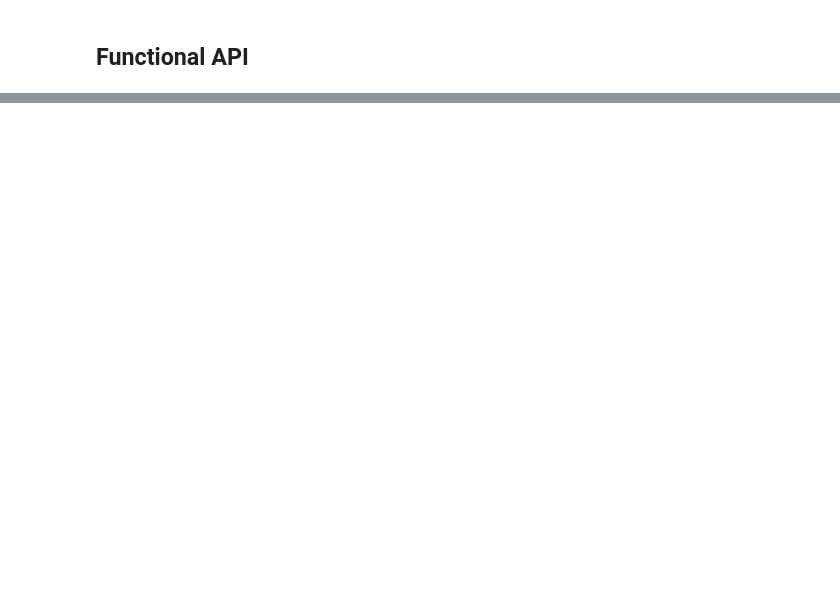
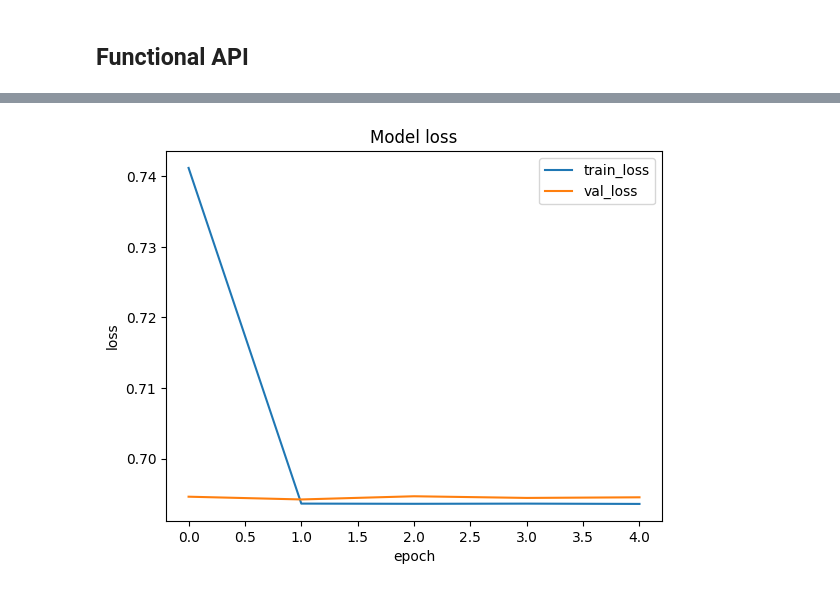
Before and after one commit to TridentifyIshaan/DLforCV, a Jupyter notebook: 9.ipynb, the cells around one changed output, grey strips where cells are left out. Saved outputs shown, nothing was run; the diff lists cells and outputs as text; code cells hidden in the pictures; blank space fills up the shorter version.

Commit message:
Advanced CNN Models completed

```diff
--- a/9.ipynb
+++ b/9.ipynb
@@ -87,0 +234,27 @@ lenet_model.summary()
+# %%
+class LenetModel(Model):
+  def __init__(self, filters, kernel_size, strides, padding, activation, pool_size):
+    super(LenetModel, self).__init__()
+
+    self.feature_extractor = FeatureExtractor(8, 3, 1, 'valid', 'relu', 2) # Pointing to Feature Extractor
+    self.flatten = Flatten()
+    self.dense_1 = Dense(100, activation = "relu")
+    self.batch_1 = BatchNormalization()
+    self.dense_2 = Dense(10, activation = "relu")
+    self.batch_2 = BatchNormalization()
+    self.dense_3 = Dense(1, activation = "sigmoid")
+
+  def call(self, x):
+    x = self.feature_extractor(x)
+    x = self.flatten(x)
+    x = self.dense_1(x)
+    x = self.batch_1(x)
+    x = self.dense_2(x)
+    x = self.batch_2(x)
+    x = self.dense_3(x)
+
+    return x
+
+lenet_sub_classed = LenetModel(8, 3, 1, 'valid', 'relu', 2)
+lenet_sub_classed(tf.zeros([1,224,224,3])) # Dummy call to build the model
+lenet_sub_classed.summary()
@@ -87,0 +336,9 @@ lenet_model.summary()
+# %%
+# lenet_model_func.compile(optimizer = Adam(learning_rate = 0.01), loss = BinaryCrossentropy(), metrics = ['accuracy'])
+
+lenet_sub_classed.compile(optimizer = Adam(learning_rate = 0.01),
+loss = BinaryCrossentropy(),
+metrics = ['accuracy'])
+# %%
+# history = lenet_model_func.fit(train_dataset, validation_data = val_dataset, epochs = 75, verbose = 1)
+history = lenet_sub_classed.fit(train_dataset, validation_data = val_dataset, epochs = 5, verbose = 1)
@@ -87,0 +356,10 @@ lenet_model.summary()
+# %%
+plt.plot(history.history['loss' ])
+plt.plot(history.history['val_loss'])
+plt.title('Model loss')
+plt.ylabel('loss')
+plt.xlabel('epoch')
+plt.legend(['train_loss', 'val_loss'])
+plt.show()
+# %% [output]
+[figure, added]
```
Also changed, not shown: parts of 17 cells of this notebook.
